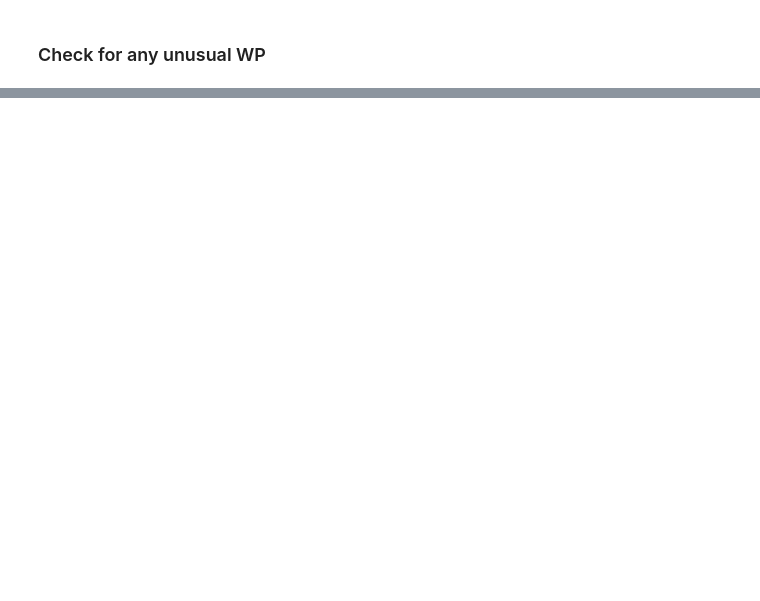
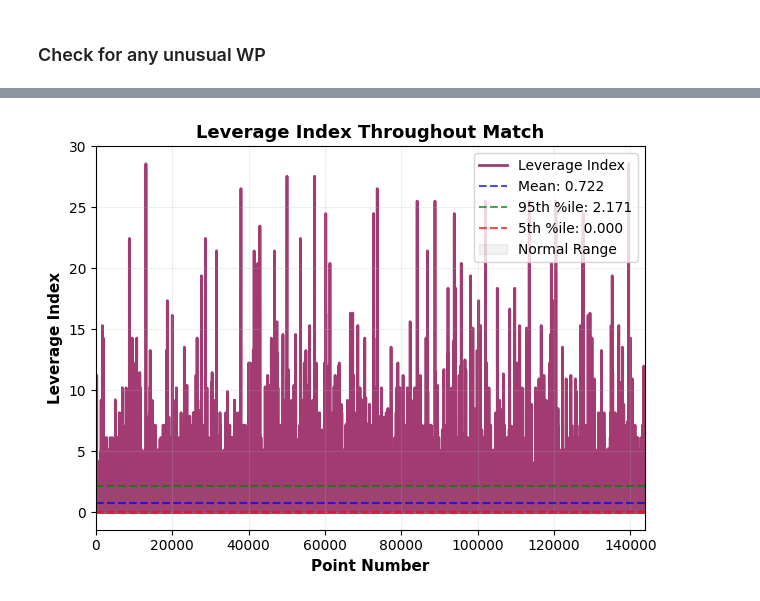
Before and after one commit to bruin-tennis-consulting/analytics, a Jupyter notebook: models/leverage_index.ipynb, the cells around one changed output, grey strips where cells are left out. Drawn from its saved outputs; the diff is of its cells as text; code cells hidden in the pictures; blank space fills up the shorter version.

```diff
--- a/models/leverage_index.ipynb
+++ b/models/leverage_index.ipynb
@@ -296,2 +955,82 @@ data.loc[data['match_leverage_player1'] > 2, ['Name', 'match_wp_player1', 'match
 # %% [markdown]
 ### Check for any unusual WP
+# %%
+import matplotlib.pyplot as plt
+import numpy as np
+
+# Calculate leverage statistics
+leverage_mean = data['match_leverage_player1'].mean()
+leverage_std = data['match_leverage_player1'].std()
+leverage_median = data['match_leverage_player1'].median()
+
+print(f"Leverage Statistics:")
+print(f"  Mean: {leverage_mean:.3f}")
+print(f"  Median: {leverage_median:.3f}")
+print(f"  Std Dev: {leverage_std:.3f}")
+print(f"  Min: {data['match_leverage_player1'].min():.3f}")
+print(f"  Max: {data['match_leverage_player1'].max():.3f}")
+
+# Define unusual points
+# Low leverage: near 0 (bottom 5th percentile)
+# High leverage: significantly above normal (top 5th percentile)
+low_leverage_threshold = data['match_leverage_player1'].quantile(0.05)
+high_leverage_threshold = data['match_leverage_player1'].quantile(0.95)
+
+low_lev_points = data[data['match_leverage_player1'] <= low_leverage_threshold].copy()
+high_lev_points = data[data['match_leverage_player1'] >= high_leverage_threshold].copy()
+
+print(f"\nUnusual Leverage Points:")
+print(f"  Low leverage (≤ {low_leverage_threshold:.3f}): {len(low_lev_points)} points")
+print(f"  High leverage (≥ {high_leverage_threshold:.3f}): {len(high_lev_points)} points")
+
+# Visualization: Two subplots showing context
+fig, ax = plt.subplots()
+
+# Create point number if needed
+if 'pointNumber' not in data.columns:
+    data['pointNumber'] = range(1, len(data) + 1)
+
+x = data['pointNumber']
+y = data['match_wp_player1'] * 100
+leverage = data['match_leverage_player1']
+
+# Plot 2: Leverage over match progression
+ax.plot(x, leverage, color='#A23B72', linewidth=2, label='Leverage Index', zorder=1)
+ax.axhline(y=leverage_mean, color='blue', linestyle='--', linewidth=1.5,
+           label=f'Mean: {leverage_mean:.3f}', alpha=0.7)
+ax.axhline(y=high_leverage_threshold, color='green', linestyle='--', linewidth=1.5,
+           label=f'95th %ile: {high_leverage_threshold:.3f}', alpha=0.7)
+ax.axhline(y=low_leverage_threshold, color='red', linestyle='--', linewidth=1.5,
+           label=f'5th %ile: {low_leverage_threshold:.3f}', alpha=0.7)
+ax.fill_between(x, low_leverage_threshold, high_leverage_threshold, alpha=0.1, color='gray', label='Normal Range')
+ax.set_xlabel('Point Number', fontsize=11, fontweight='bold')
+ax.set_ylabel('Leverage Index', fontsize=11, fontweight='bold')
+ax.set_title('Leverage Index Throughout Match', fontsize=13, fontweight='bold')
+ax.legend(loc='best', fontsize=10)
+ax.grid(True, alpha=0.2)
+ax.set_xlim(0, len(data) + 1)
+
+plt.tight_layout()
+plt.show()
+
+# Detailed context table for unusual points
+print("\n" + "="*100)
+print("LOW LEVERAGE POINTS (Unexpected - Point outcome doesn't swing match probability much)")
+print("="*100)
+low_context = low_lev_points[[
+    'pointNumber', 'player1SetScore', 'player2SetScore', 'player1GameScore', 'player2GameScore',
+    'player1PointScore', 'player2PointScore', 'is_break_point', 'match_wp_player1', 'match_leverage_player1'
+]].head(10).copy()
+low_context.columns = ['Point#', 'S1', 'S2', 'G1', 'G2', 'Pts1', 'Pts2', 'BP', 'WP%', 'Leverage']
+print(low_context.to_string(index=False))
+
+print("\n" + "="*100)
+print("HIGH LEVERAGE POINTS (Critical - Point outcome dramatically swings match probability)")
+print("="*100)
+high_context = high_lev_points[[
+    'pointNumber', 'player1SetScore', 'player2SetScore', 'player1GameScore', 'player2GameScore',
+    'player1PointScore', 'player2PointScore', 'is_break_point', 'match_wp_player1', 'match_leverage_player1'
+]].sort_values('match_leverage_player1', ascending=False).head(10).copy()
+high_context.columns = ['Point#', 'S1', 'S2', 'G1', 'G2', 'Pts1', 'Pts2', 'BP', 'WP%', 'Leverage']
+print(high_context.to_string(index=False))
+# %% [output]
@@ -297,0 +1047 @@ data.loc[data['match_leverage_player1'] > 2, ['Name', 'match_wp_player1', 'match
+[figure, added]
```
Also changed, not shown: parts of 22 cells of this notebook, 4 other files.
